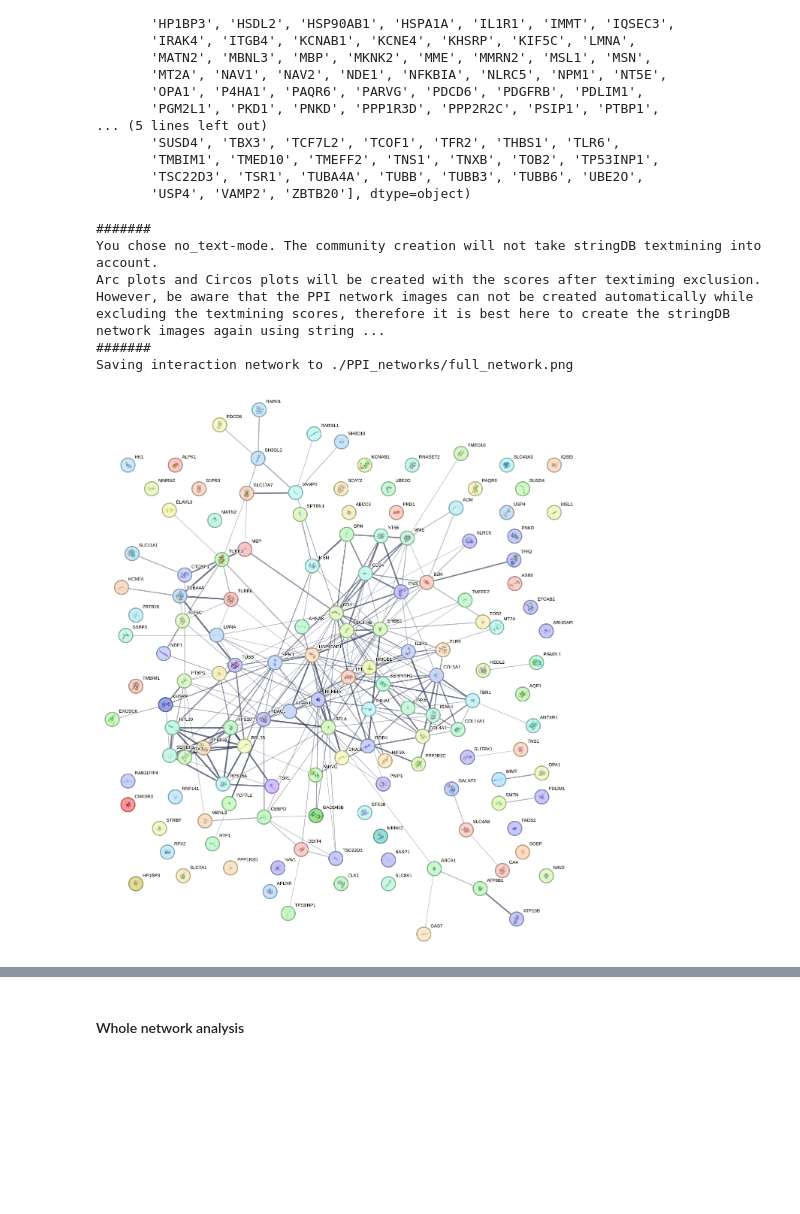
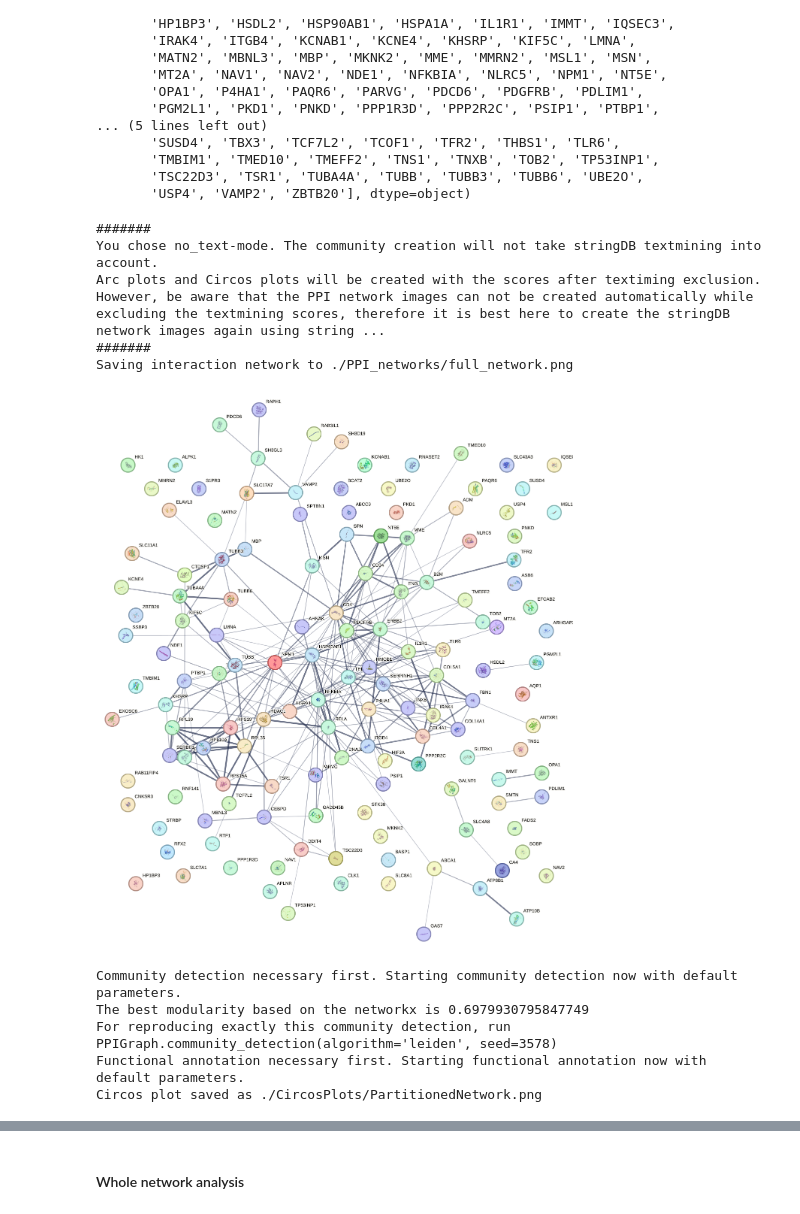
Before and after one commit to NiRuff/biocomet, a Jupyter notebook: UseCases/UseCase1-Common_NDD_Genes.ipynb, the cells around one changed output, grey strips where cells are left out. Drawn from its saved outputs; the diff is of its cells as text; code cells hidden in the pictures; blank space fills up the shorter version.

Commit message:
changed circos plot

```diff
--- a/UseCases/UseCase1-Common_NDD_Genes.ipynb
+++ b/UseCases/UseCase1-Common_NDD_Genes.ipynb
@@ -54,14 +54,21 @@ array(['ABCA1', 'ABCC9', 'ADM', 'AHNAK', 'ALPK1', 'ANTXR1', 'APLNR',
 # %%
 # build the PPI object with the default min score of 400 for a connection
 PPI = bc.PPIGraph(gene_list=common_genes, organism='human', min_score=400, no_text='strict')
 
 # display the full PPI Graph
 PPI.plot_PPI(full_network=True)
+
+PPI.plot_circos()
 # %% [output]
 #######
 You chose no_text-mode. The community creation will not take stringDB textmining into account.
 Arc plots and Circos plots will be created with the scores after textiming exclusion.
 However, be aware that the PPI network images can not be created automatically while excluding the textmining scores, therefore it is best here to create the stringDB network images again using string ...
 #######
 Saving interaction network to ./PPI_networks/full_network.png
-[figure, old version]
+[figure, new version]
+Community detection necessary first. Starting community detection now with default parameters.
+The best modularity based on the networkx is 0.6979930795847749
+For reproducing exactly this community detection, run PPIGraph.community_detection(algorithm='leiden', seed=3578)
+Functional annotation necessary first. Starting functional annotation now with default parameters.
+Circos plot saved as ./CircosPlots/PartitionedNetwork.png
```
Also changed, not shown: parts of 1 cell of this notebook, 3 other files.
